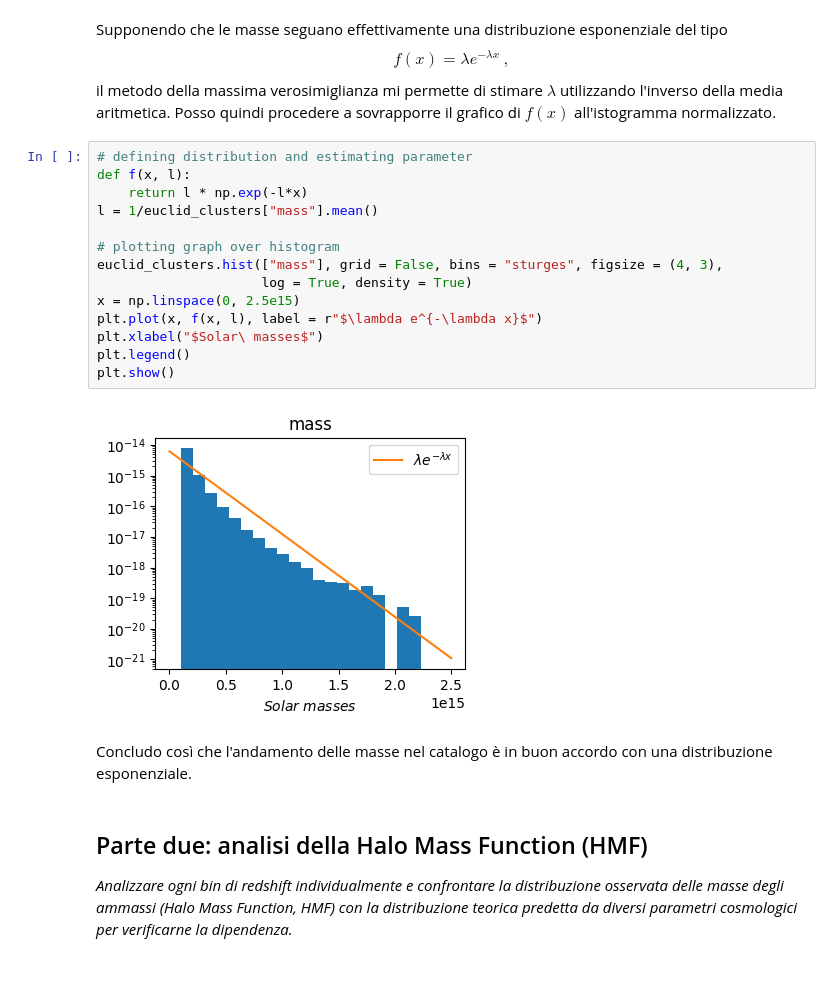
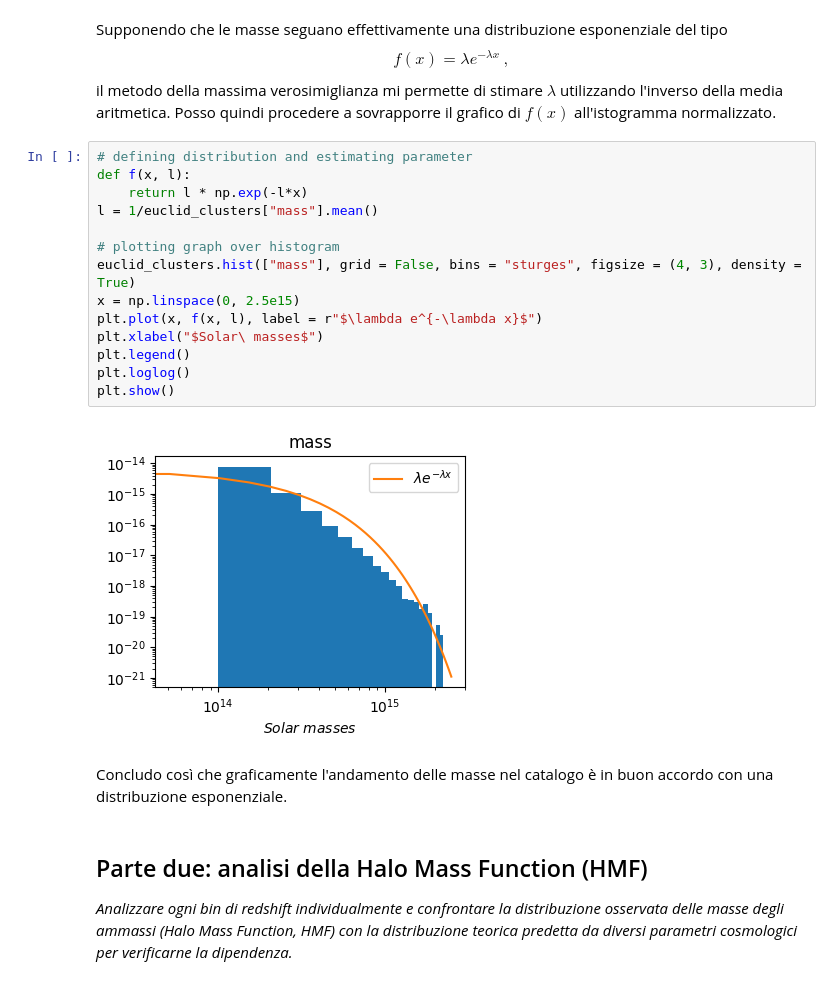
Before and after one commit to basagliuz/Esame_TRMD, a Jupyter notebook: HMF_Good.ipynb, the cells around one changed output. Cells and saved outputs as stored; diff of their text form.

```diff
--- a/HMF_Good.ipynb
+++ b/HMF_Good.ipynb
@@ -67,21 +67,21 @@ il metodo della massima verosimiglianza mi permette di stimare $\lambda$ utilizz
 # %%
 # defining distribution and estimating parameter
 def f(x, l):
     return l * np.exp(-l*x)
 l = 1/euclid_clusters["mass"].mean()
 
 # plotting graph over histogram
-euclid_clusters.hist(["mass"], grid = False, bins = "sturges", figsize = (4, 3),
-                     log = True, density = True)
+euclid_clusters.hist(["mass"], grid = False, bins = "sturges", figsize = (4, 3), density = True)
 x = np.linspace(0, 2.5e15)
 plt.plot(x, f(x, l), label = r"$\lambda e^{-\lambda x}$")
 plt.xlabel("$Solar\ masses$")
 plt.legend()
+plt.loglog()
 plt.show()
 # %% [output]
-[figure, old version]
+[figure, new version]
 # %% [markdown]
-Concludo così che l'andamento delle masse nel catalogo è in buon accordo con una distribuzione esponenziale.
+Concludo così che graficamente l'andamento delle masse nel catalogo è in buon accordo con una distribuzione esponenziale.
 # %% [markdown]
 ## Parte due: analisi della Halo Mass Function (HMF)
 _Analizzare ogni bin di redshift individualmente e confrontare la distribuzione osservata delle masse degli ammassi (Halo Mass Function, HMF) con la distribuzione teorica predetta da diversi parametri cosmologici per verificarne la dipendenza._
```
Also changed, not shown: 2 other files.
